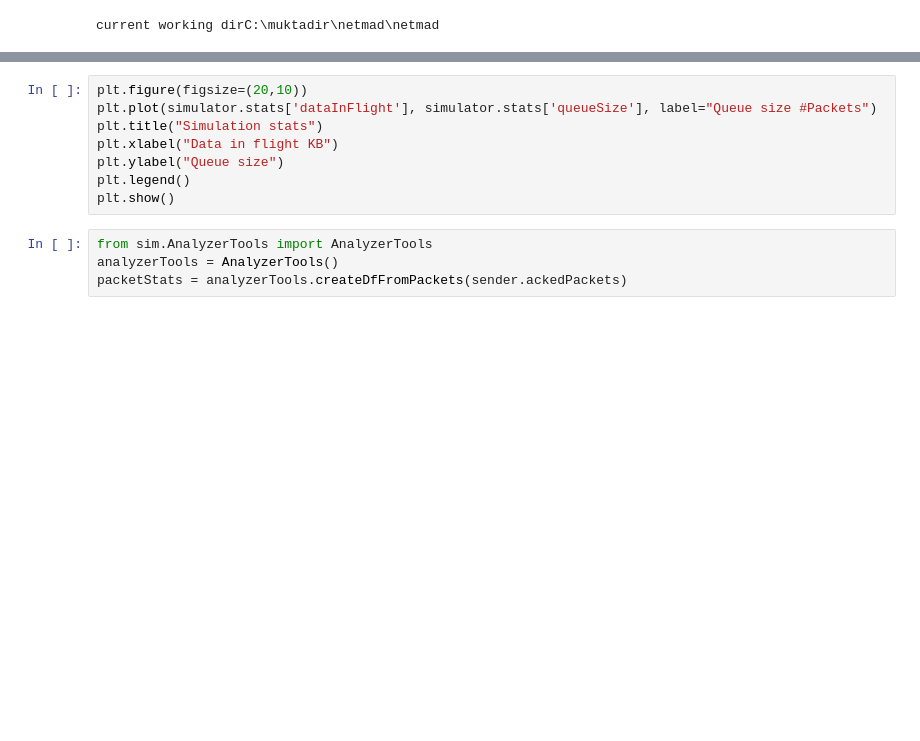
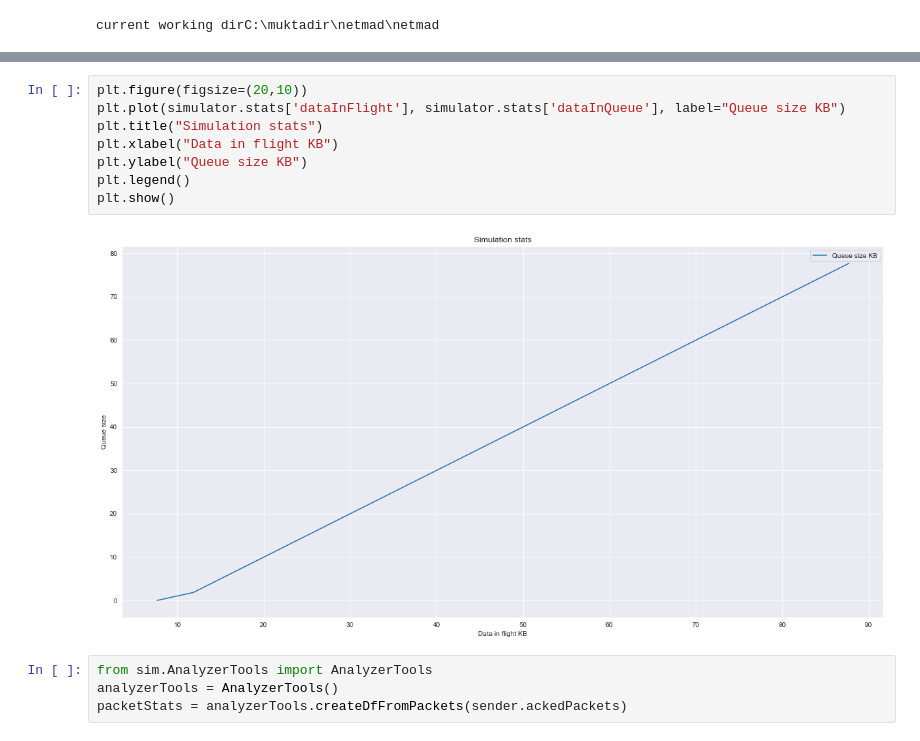
Before and after one commit to adhocmaster/netmad, a Jupyter notebook: notebooks/simulation-1.ipynb, the cells around one changed output, grey strips where cells are left out. Drawn from its saved outputs; the diff is of its cells as text; blank space fills up the shorter version.

```diff
--- a/notebooks/simulation-1.ipynb
+++ b/notebooks/simulation-1.ipynb
@@ -55,11 +60,13 @@ plt.show()
 # %%
 plt.figure(figsize=(20,10))
-plt.plot(simulator.stats['dataInFlight'], simulator.stats['queueSize'], label="Queue size #Packets")
+plt.plot(simulator.stats['dataInFlight'], simulator.stats['dataInQueue'], label="Queue size KB")
 plt.title("Simulation stats")
 plt.xlabel("Data in flight KB")
-plt.ylabel("Queue size")
+plt.ylabel("Queue size KB")
 plt.legend()
 plt.show()
+# %% [output]
+[figure, added]
 # %%
 from sim.AnalyzerTools import AnalyzerTools
 analyzerTools = AnalyzerTools()
```
Also changed, not shown: parts of 14 cells of this notebook, 3 other files.
